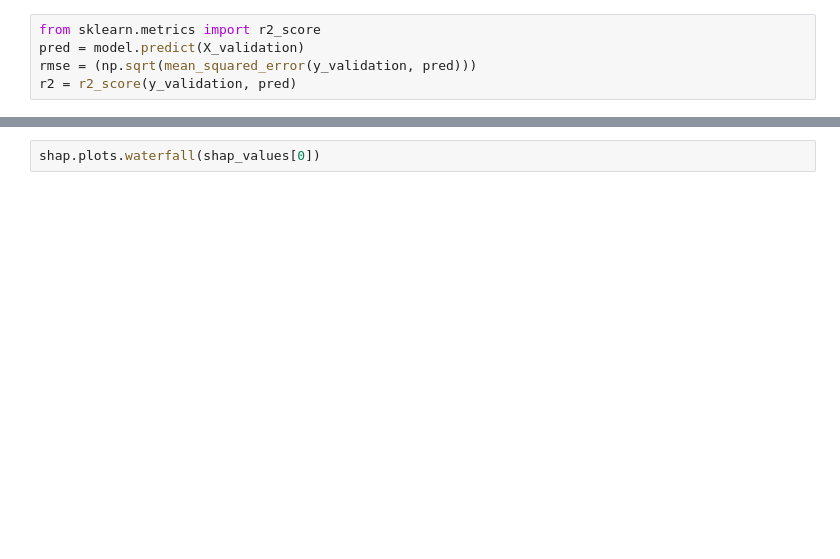
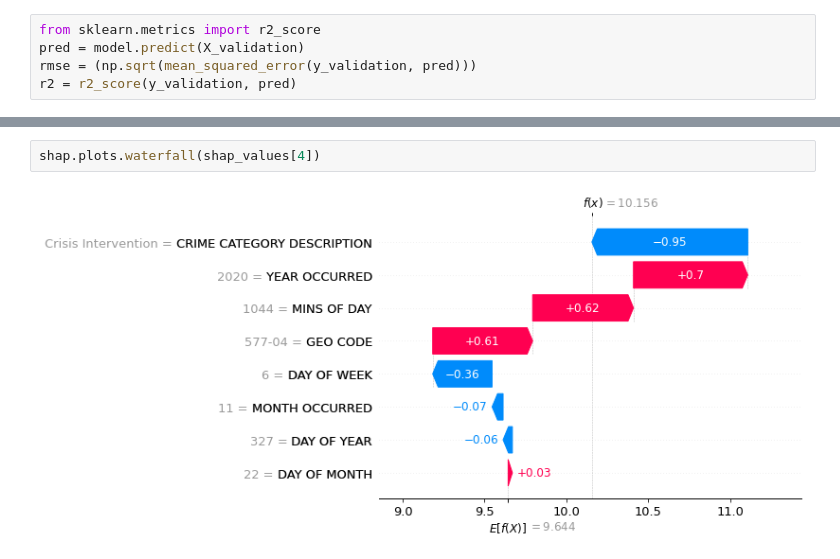
Before and after one commit to jlivshots/Response-time-analytics, a Jupyter notebook: Catboost.ipynb, the cells around one changed output, grey strips where cells are left out. Cells and saved outputs as stored; diff of their text form; blank space fills up the shorter version.

```diff
--- a/Catboost.ipynb
+++ b/Catboost.ipynb
@@ -136,4 +156,6 @@ shap.plots.bar(shap_values)
 # %%
-shap.plots.waterfall(shap_values[0])
+shap.plots.waterfall(shap_values[4])
+# %% [output]
+[figure, added]
 # %%
 shap.plots.beeswarm(shap_values)
```
Also changed, not shown: parts of 25 cells of this notebook, 1 other file.
